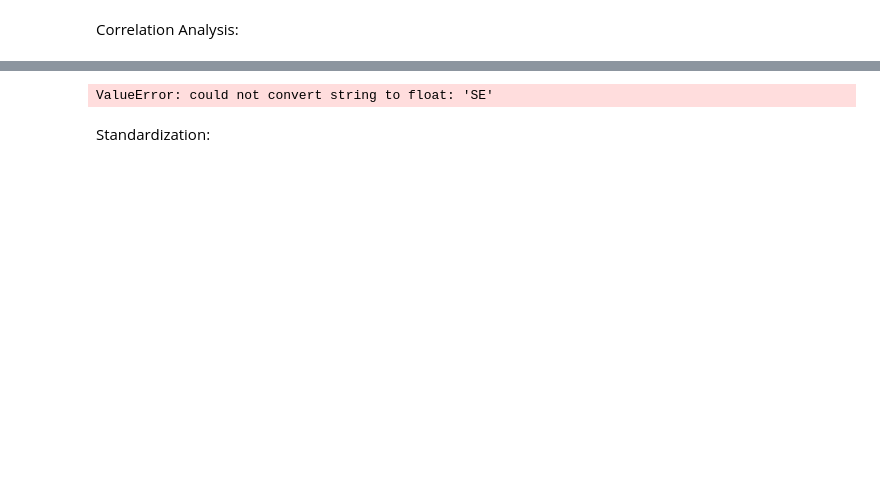
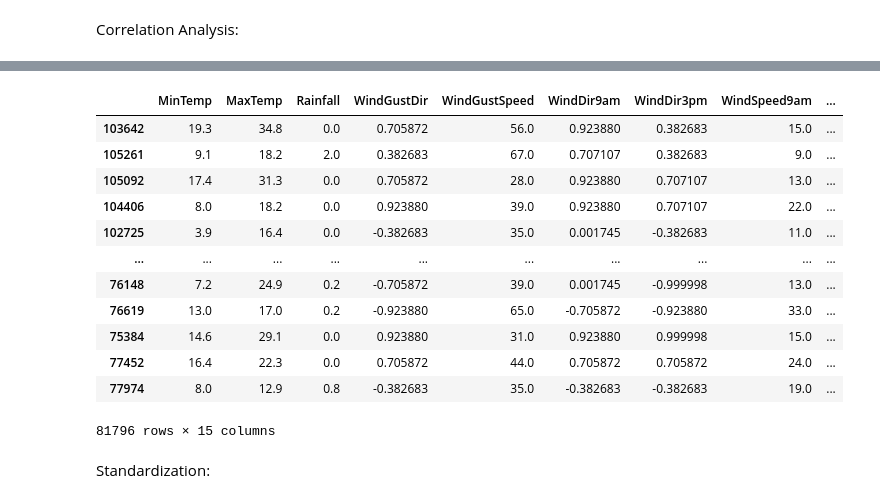
Before and after one commit to YssfDevOps/Rain-In-Australia-Kaggle-Prediction-Project, a Jupyter notebook: rainAUS.ipynb, the cells around one changed output, grey strips where cells are left out. Drawn from its saved outputs; the diff is of its cells as text; code cells hidden in the pictures; blank space fills up the shorter version.

```diff
--- a/rainAUS.ipynb
+++ b/rainAUS.ipynb
@@ -313,11 +294,3 @@ RainToday         0.000000
 dtype: float64
 # %% [markdown]
 Encoding Categorical Variables & Feature Engineering:
-# %%
-def preprocess_data(df):
-    df.drop(['Date','Location', 'Evaporation', 'Sunshine'],axis=1,inplace=True)
-    df.dropna(inplace=True)
-    return df
-X_train = preprocess_data(X_train)
-X_test = preprocess_data(X_test)
-X_train
@@ -338,3 +297,37 @@ X_train
+# %%
+def convert_wind_direction(wind_dir_series):
+    wind_direction_degrees = {
+        'W': 270.1, 'WNW':292.5, 'WSW':247.5, 'NE':45, 'NNW':337.5, 'N': 0.1,
+        'NNE':22.5, 'SW':225.0, 'ENE':67.5, 'SSE':157.5, 'S': 180.1, 'NW':315.1,
+        'SE':135.1, 'ESE':112.5, 'E': 90.1, 'SSW':202.5
+    }
+
+    wind_direction_radians = {direction: np.sin(np.radians(degrees)) for direction, degrees in wind_direction_degrees.items()}
+    converted_wind_dir_series = wind_dir_series.replace(wind_direction_radians)
+    converted_wind_dir_series = pd.to_numeric(converted_wind_dir_series, errors='coerce')
+
+    return converted_wind_dir_series
+
+def preprocess_dataset(dataset):
+    # Drop unnecessary columns
+    dataset.drop(['Date','Location', 'Evaporation', 'Sunshine'],axis=1,inplace=True)
+
+    # Convert wind direction to a measurable quantity
+    dataset['WindGustDir'] = convert_wind_direction(dataset['WindGustDir'])
+    dataset['WindDir9am'] = convert_wind_direction(dataset['WindDir9am'])
+    dataset['WindDir3pm'] = convert_wind_direction(dataset['WindDir3pm'])
+
+    # Drop any remaining rows with NaN values
+    dataset.dropna(inplace=True)
+
+    return dataset, dataset.index
+
+# Usage:
+X_train, train_indices = preprocess_dataset(X_train)
+y_train = y_train.loc[train_indices]
+
+X_test, test_indices = preprocess_dataset(X_test)
+y_test = y_test.loc[test_indices]
 # %% [markdown]
 Correlation Analysis:
 # %%
@@ -354,24 +347,37 @@ ValueError: could not convert string to float: 'SE'
 # %%
 def remove_highly_correlated_features(df, threshold):
     # Create correlation matrix
     corr_matrix = df.corr().abs()
 
     # Select upper triangle of correlation matrix
     upper = corr_matrix.where(np.triu(np.ones(corr_matrix.shape), k=1).astype(bool))
 
     # Find index of feature columns with correlation greater than threshold
     to_drop = [column for column in upper.columns if any(upper[column] > threshold)]
 
     # Drop features
     reduced_df = df.drop(to_drop, axis=1)
 
     return reduced_df
 
 # Apply the function to your train and test sets
 X_train_reduced = remove_highly_correlated_features(X_train, 0.8)
 X_test_reduced = X_test[X_train_reduced.columns]
+X_train_reduced
 # %% [output]
+|  | MinTemp | MaxTemp | Rainfall | WindGustDir | WindGustSpeed | WindDir9am | WindDir3pm | WindSpeed9am | ... |
+| 103642 | 19.3 | 34.8 | 0.0 | 0.705872 | 56.0 | 0.923880 | 0.382683 | 15.0 | ... |
+| 105261 | 9.1 | 18.2 | 2.0 | 0.382683 | 67.0 | 0.707107 | 0.382683 | 9.0 | ... |
+| 105092 | 17.4 | 31.3 | 0.0 | 0.705872 | 28.0 | 0.923880 | 0.707107 | 13.0 | ... |
+| 104406 | 8.0 | 18.2 | 0.0 | 0.923880 | 39.0 | 0.923880 | 0.707107 | 22.0 | ... |
+| 102725 | 3.9 | 16.4 | 0.0 | -0.382683 | 35.0 | 0.001745 | -0.382683 | 11.0 | ... |
+| ... | ... | ... | ... | ... | ... | ... | ... | ... | ... |
+| 76148 | 7.2 | 24.9 | 0.2 | -0.705872 | 39.0 | 0.001745 | -0.999998 | 13.0 | ... |
+| 76619 | 13.0 | 17.0 | 0.2 | -0.923880 | 65.0 | -0.705872 | -0.923880 | 33.0 | ... |
+| 75384 | 14.6 | 29.1 | 0.0 | 0.923880 | 31.0 | 0.923880 | 0.999998 | 15.0 | ... |
+| 77452 | 16.4 | 22.3 | 0.0 | 0.705872 | 44.0 | 0.705872 | 0.705872 | 24.0 | ... |
+| 77974 | 8.0 | 12.9 | 0.8 | -0.382683 | 35.0 | -0.382683 | -0.382683 | 19.0 | ... |
-ValueError: could not convert string to float: 'SE'
+81796 rows × 15 columns
 # %% [markdown]
 Standardization:
 # %%
```
Also changed, not shown: parts of 37 cells of this notebook, 1 other file.
